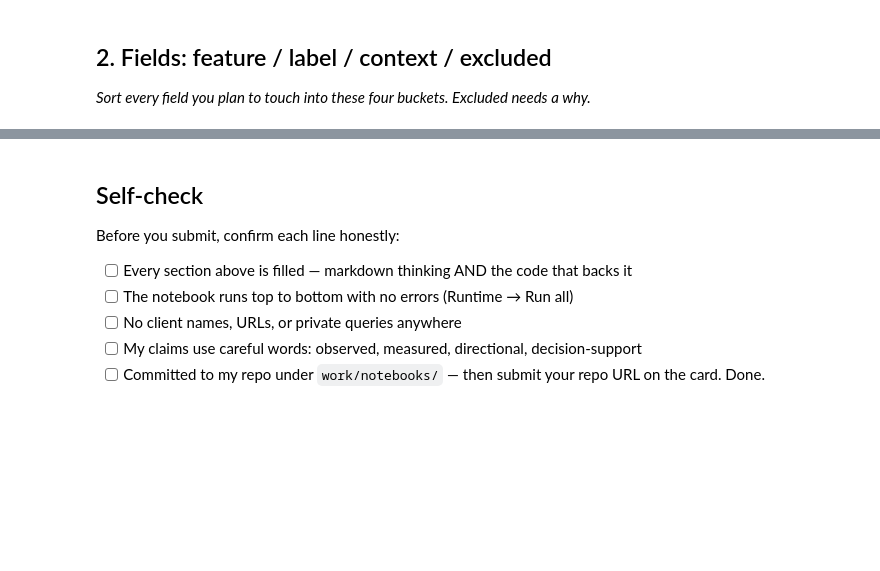
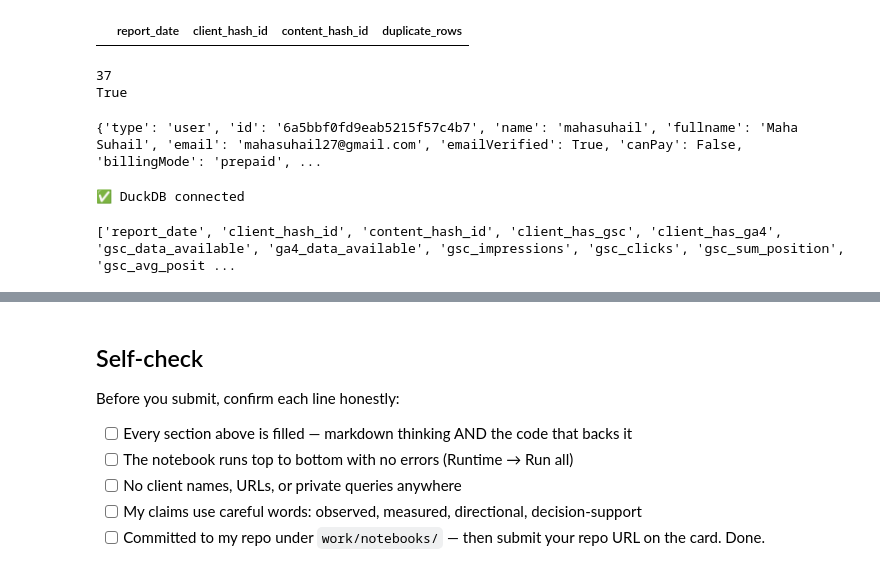
Before and after one commit to mahasuhail27-cyber/AI-Internship, a Jupyter notebook: work/notebooks/w03_data_contract.ipynb, the cells around one changed output, grey strips where cells are left out. Cells and saved outputs as stored; diff of their text form; code cells hidden in the pictures; blank space fills up the shorter version.

```diff
--- a/work/notebooks/w03_data_contract.ipynb
+++ b/work/notebooks/w03_data_contract.ipynb
@@ -13,3 +28,21 @@ This skeleton is yours to fill. Work the sections **in order** — each one has
+# %%
+grain_check = con.sql("""
+SELECT
+    report_date,
+    client_hash_id,
+    content_hash_id,
+    COUNT(*) AS duplicate_rows
+FROM read_parquet(
+'hf://datasets/FlyRank/internship-warehouse/fact_content_daily_performance/month=2026-03/data_0.parquet'
+)
+GROUP BY report_date, client_hash_id, content_hash_id
+HAVING COUNT(*) > 1
+LIMIT 10
+""").df()
+
+grain_check
+# %% [output]
+|  | report_date | client_hash_id | content_hash_id | duplicate_rows |
 # %%
 # This cell is for CODE (numbers, a query, a check).
 # Write your text answer in the cell ABOVE this one — typing sentences here breaks Run All.
@@ -16,4 +50,43 @@ This skeleton is yours to fill. Work the sections **in order** — each one has
-# %% [markdown]
-## 2. Fields: feature / label / context / excluded
-
-*Sort every field you plan to touch into these four buckets. Excluded needs a why.*
+# %%
+from google.colab import userdata
+
+token = userdata.get("HF_TOKEN")
+
+print(len(token))
+print(token.startswith("hf_"))
+# %% [output]
+37
+True
+# %%
+from huggingface_hub import HfApi
+from google.colab import userdata
+
+HF_TOKEN = userdata.get("HF_TOKEN").strip()
+
+api = HfApi(token=HF_TOKEN)
+
+print(api.whoami())
+# %% [output]
+{'type': 'user', 'id': '6a5bbf0fd9eab5215f57c4b7', 'name': 'mahasuhail', 'fullname': 'Maha Suhail', 'email': 'mahasuhail27@gmail.com', 'emailVerified': True, 'canPay': False, 'billingMode': 'prepaid', ...
+# %%
+import duckdb
+from google.colab import userdata
+
+HF_TOKEN = userdata.get("HF_TOKEN").strip()
+
+con = duckdb.connect()
+
+con.execute(f"""
+CREATE OR REPLACE SECRET hf_secret (
+    TYPE HUGGINGFACE,
+    TOKEN '{HF_TOKEN}'
+);
+""")
+
+print("✅ DuckDB connected")
+# %% [output]
+✅ DuckDB connected
+# %%
+print(preview.columns.tolist())
+# %% [output]
+['report_date', 'client_hash_id', 'content_hash_id', 'client_has_gsc', 'client_has_ga4', 'gsc_data_available', 'ga4_data_available', 'gsc_impressions', 'gsc_clicks', 'gsc_sum_position', 'gsc_avg_posit ...
```
Also changed, not shown: parts of 13 cells of this notebook.
